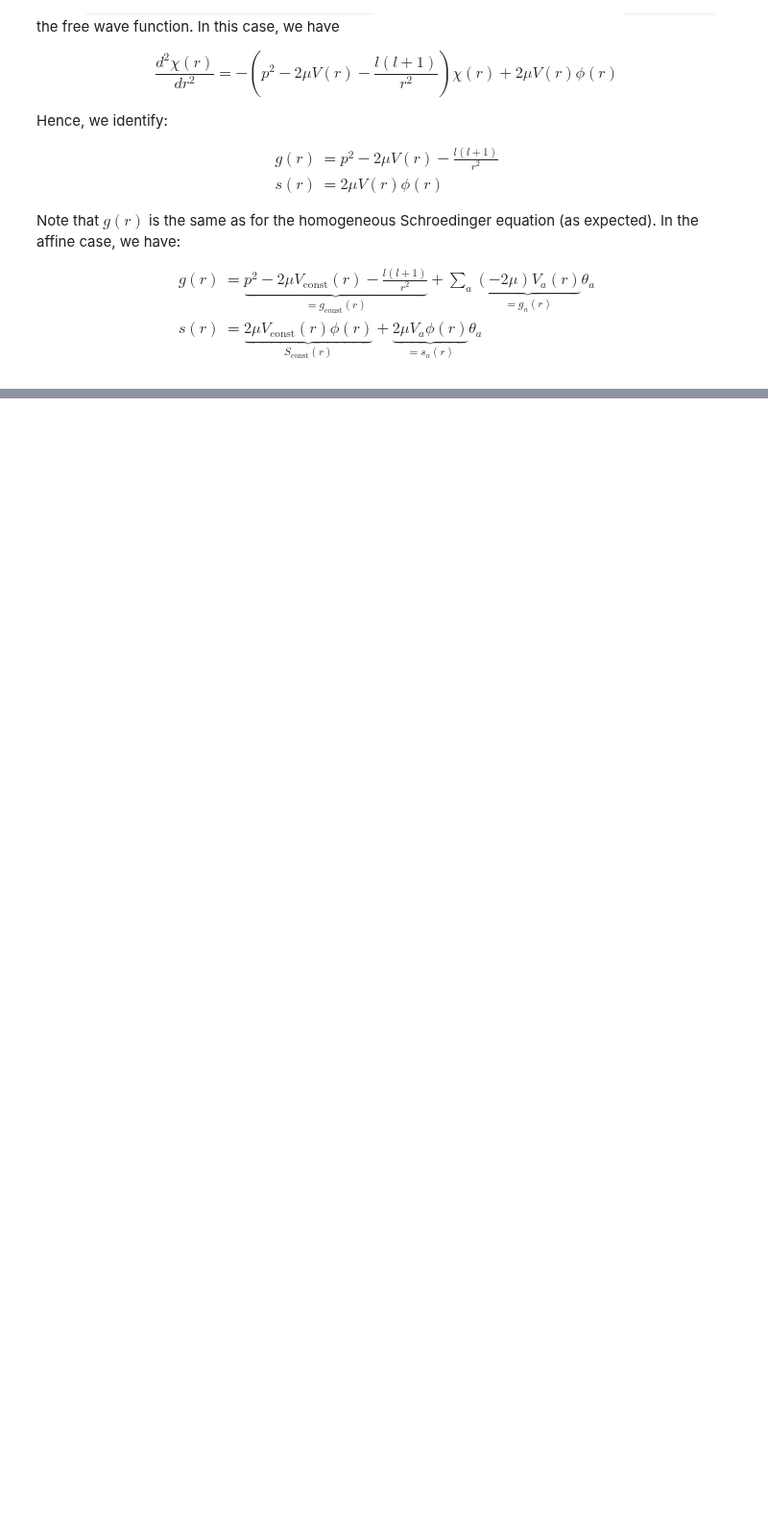
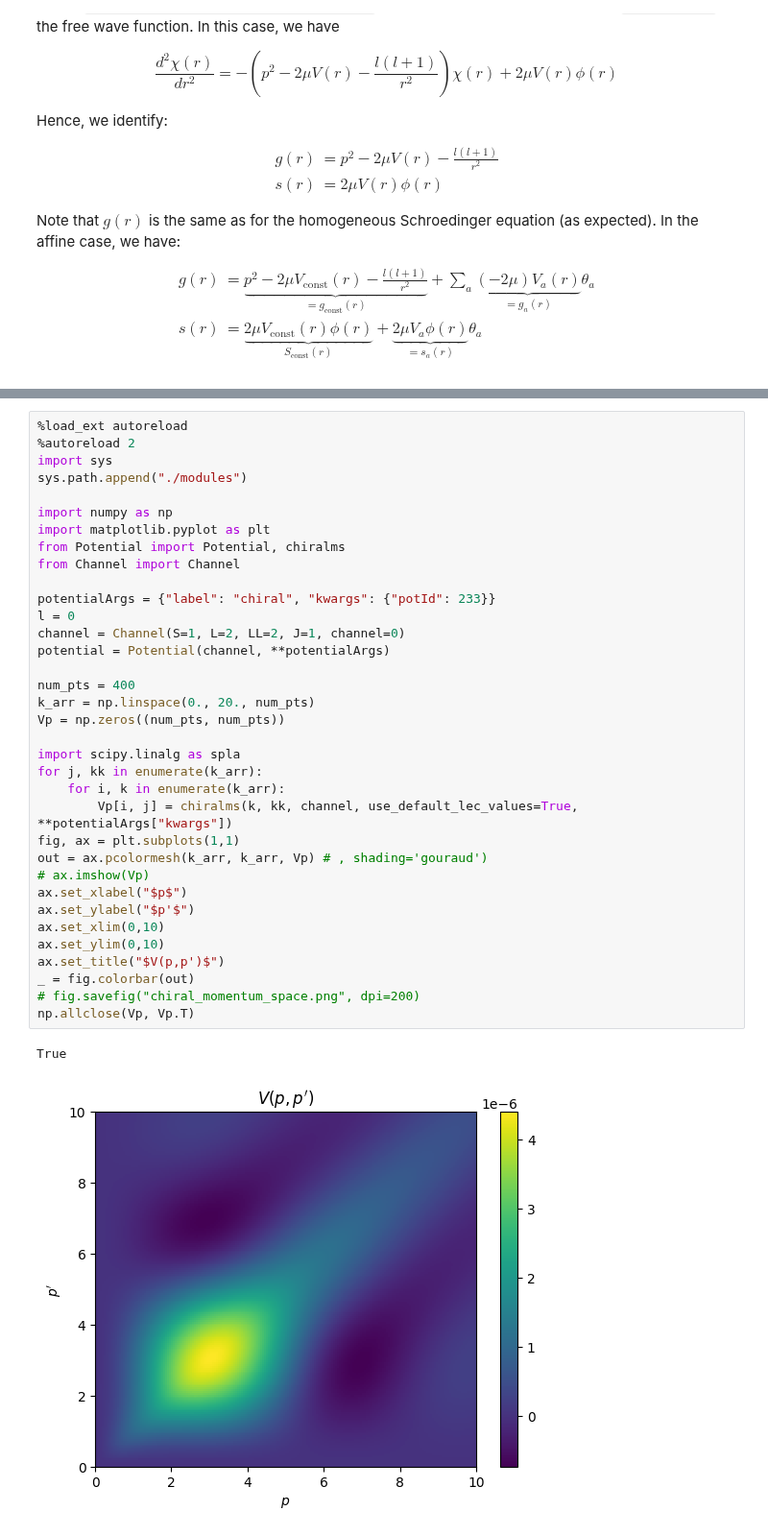
Before and after one commit to buqeye/cs_greedy_emulator, a Jupyter notebook: notes.ipynb, the cells around one changed output, grey strips where cells are left out. Shown at 96% size. Drawn from its saved outputs; the diff is of its cells as text; some formulas as TeX source; blank space fills up the shorter version.

```diff
--- a/notes.ipynb
+++ b/notes.ipynb
@@ -496,0 +748,38 @@ s(r) &= \underbrace{2 \mu V_\mathrm{const}(r) \phi(r)}_{S_\mathrm{const}(r)} + \
+# %%
+%load_ext autoreload
+%autoreload 2
+import sys
+sys.path.append("./modules")
+
+import numpy as np
+import matplotlib.pyplot as plt
+from Potential import Potential, chiralms
+from Channel import Channel
+
+potentialArgs = {"label": "chiral", "kwargs": {"potId": 233}}
+l = 0
+channel = Channel(S=1, L=2, LL=2, J=1, channel=0)
+potential = Potential(channel, **potentialArgs)
+
+num_pts = 400
+k_arr = np.linspace(0., 20., num_pts)
+Vp = np.zeros((num_pts, num_pts))
+
+import scipy.linalg as spla
+for j, kk in enumerate(k_arr):
+    for i, k in enumerate(k_arr):
+        Vp[i, j] = chiralms(k, kk, channel, use_default_lec_values=True, **potentialArgs["kwargs"])
+fig, ax = plt.subplots(1,1)
+out = ax.pcolormesh(k_arr, k_arr, Vp) # , shading='gouraud')
+# ax.imshow(Vp)
+ax.set_xlabel("$p$")
+ax.set_ylabel("$p'$")
+ax.set_xlim(0,10)
+ax.set_ylim(0,10)
+ax.set_title("$V(p,p')$")
+_ = fig.colorbar(out)
+# fig.savefig("chiral_momentum_space.png", dpi=200)
+np.allclose(Vp, Vp.T)
+# %% [output]
+True
+[figure, added]
```
Also changed, not shown: parts of 13 cells of this notebook.
